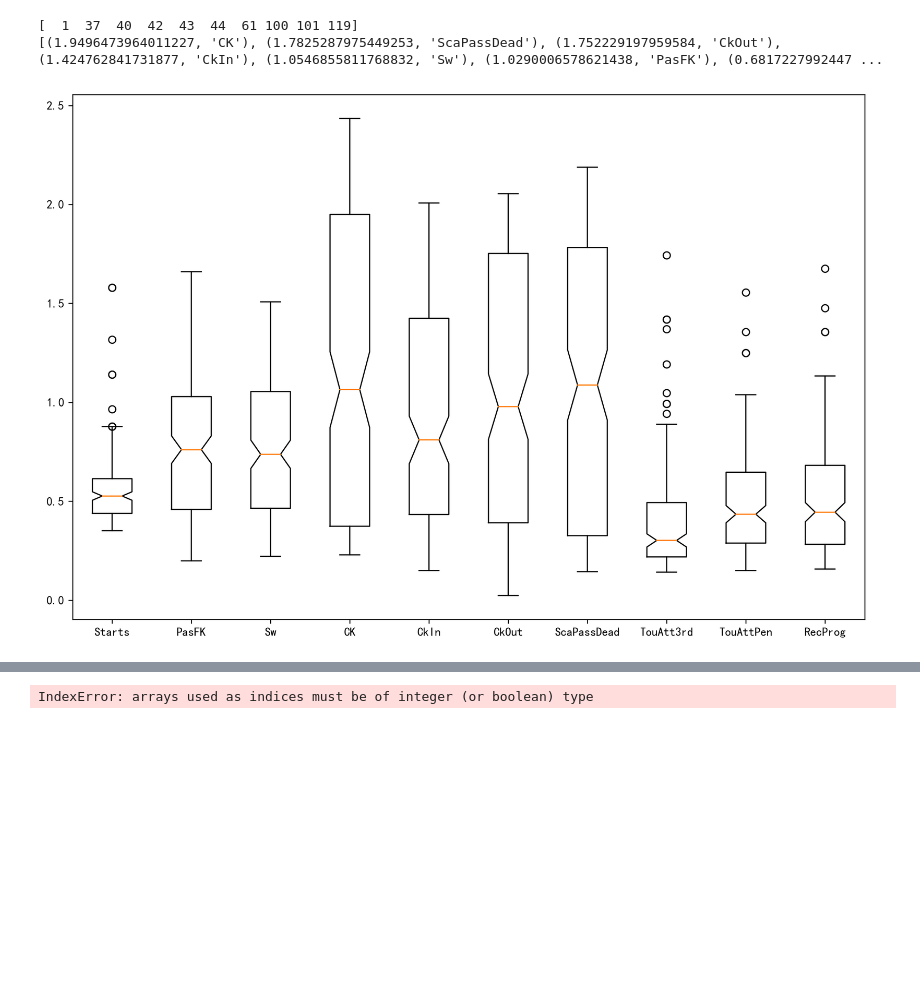
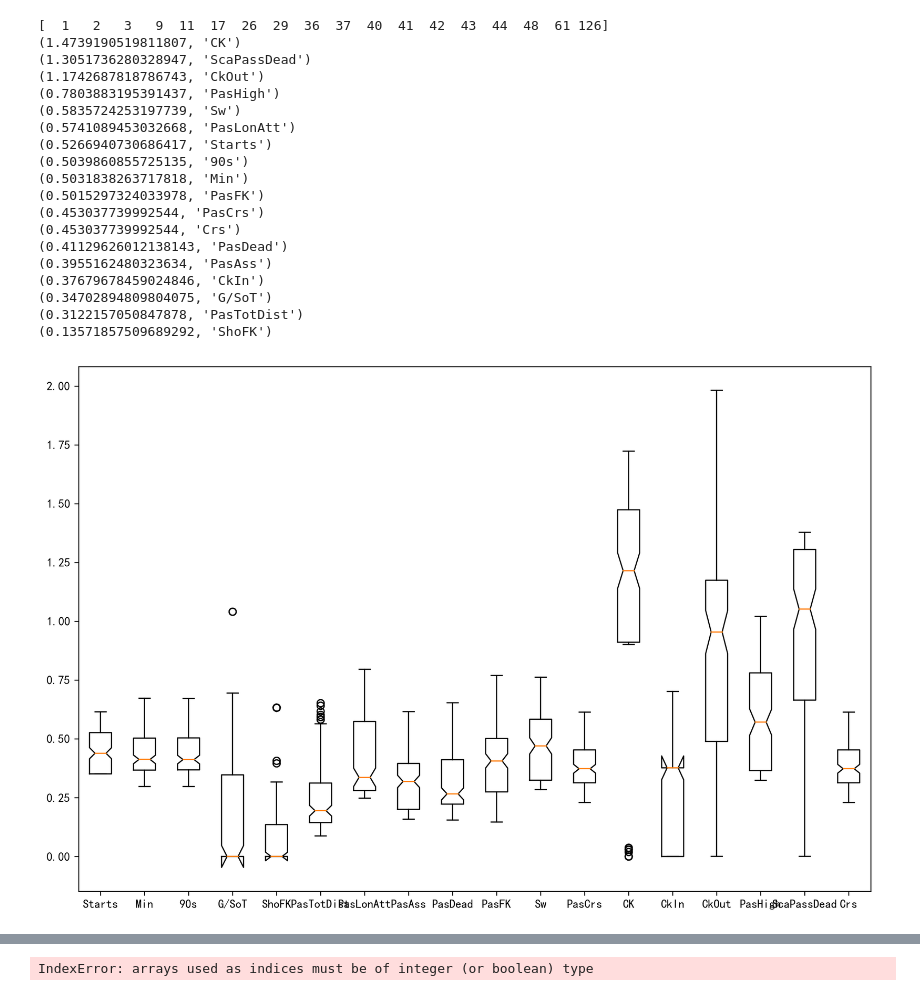
Before and after one commit to Nours135/TDANjuFULL, a Jupyter notebook: Tda_basic_flare_vacancy.ipynb, the cells around one changed output, grey strips where cells are left out. Saved outputs shown, nothing was run; the diff lists cells and outputs as text; code cells hidden in the pictures; blank space fills up the shorter version.

```diff
--- a/Tda_basic_flare_vacancy.ipynb
+++ b/Tda_basic_flare_vacancy.ipynb
@@ -462,8 +462,8 @@ ScaPassDead,  0.35
 # %%
 # hole识别部分的代码
 # 第一步，调用算法1识别子图
-node1 = 'cube75_cluster0'
-node2 = 'cube34_cluster1'
+node1 = 'cube34_cluster0'
+node2 = 'cube33_cluster2'
 node3 = None
 res = dataset.find_ring(node1=node1, node2=node2, node3=node3)
 print(res)
@@ -483,27 +481,44 @@ dataset.draw_subGraph(list(res))
 # %%
 # 执行算法2，计算空洞周围的
-threshold = 1.5
+threshold = 0.6
 
 idx = np.nonzero(cluster_pair_differs_l.max(axis=0) > threshold)[0]  # 选出大于threshold的特征，得到的global idx
 print(idx)
 
 values = cluster_pair_differs_l[:, idx]   # 选出这些特征的原始数据，它们被认为是在这个空洞中显著存在差异的特征
 # 想用中文必须进行设置RC参数
 plt.rcParams['font.sans-serif'] = 'SimHei'
 # 设置RC参数字体，让其支持中文
 plt.rcParams['axes.unicode_minus'] = False
 # 加载数据
 # 创建画布
 plt.figure(dpi=300,figsize=(12,8))
 labels = [dataset.index2col[i] for i in idx]
 #values = np.sort(values, axis=0)
 #np.percentile(values, 1, axis=0)
-print(sorted(zip(np.percentile(values, 75, axis=0), labels), key=lambda x:x[0], reverse=True))
+print(*sorted(zip(np.percentile(values, 75, axis=0), labels), key=lambda x:x[0], reverse=True), sep='\n')
 # notch --缺口 meanline --均值线
 plt.boxplot(values, meanline=True, notch=True, labels=labels)  # x size [raw, features]
 plt.show()
 # %% [output]
-[  1  37  40  42  43  44  61 100 101 119]
-[(1.9496473964011227, 'CK'), (1.7825287975449253, 'ScaPassDead'), (1.752229197959584, 'CkOut'), (1.424762841731877, 'CkIn'), (1.0546855811768832, 'Sw'), (1.0290006578621438, 'PasFK'), (0.6817227992447 ...
+[  1   2   3   9  11  17  26  29  36  37  40  41  42  43  44  48  61 126]
+(1.4739190519811807, 'CK')
+(1.3051736280328947, 'ScaPassDead')
+(1.1742687818786743, 'CkOut')
+(0.7803883195391437, 'PasHigh')
+(0.5835724253197739, 'Sw')
+(0.5741089453032668, 'PasLonAtt')
+(0.5266940730686417, 'Starts')
+(0.5039860855725135, '90s')
+(0.5031838263717818, 'Min')
+(0.5015297324033978, 'PasFK')
+(0.453037739992544, 'PasCrs')
+(0.453037739992544, 'Crs')
+(0.41129626012138143, 'PasDead')
+(0.3955162480323634, 'PasAss')
+(0.37679678459024846, 'CkIn')
+(0.34702894809804075, 'G/SoT')
+(0.3122157050847878, 'PasTotDist')
+(0.13571857509689292, 'ShoFK')
-[figure, old version]
+[figure, new version]
 # %%
```
Also changed, not shown: parts of 4 cells of this notebook.
